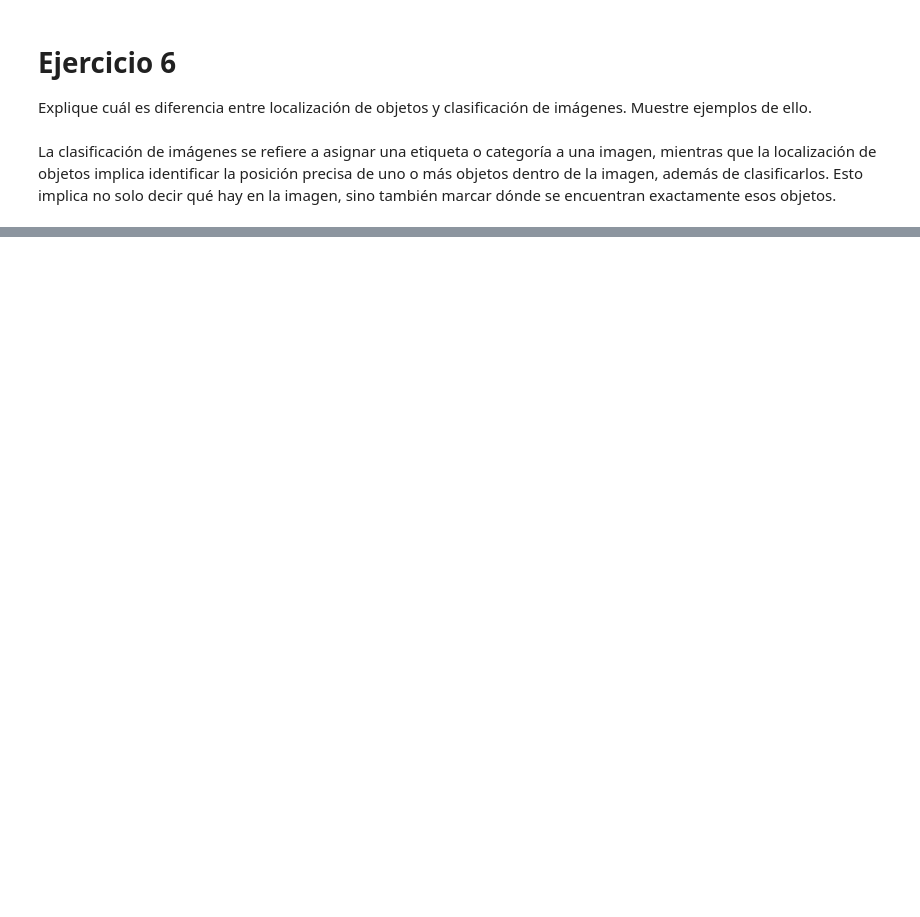
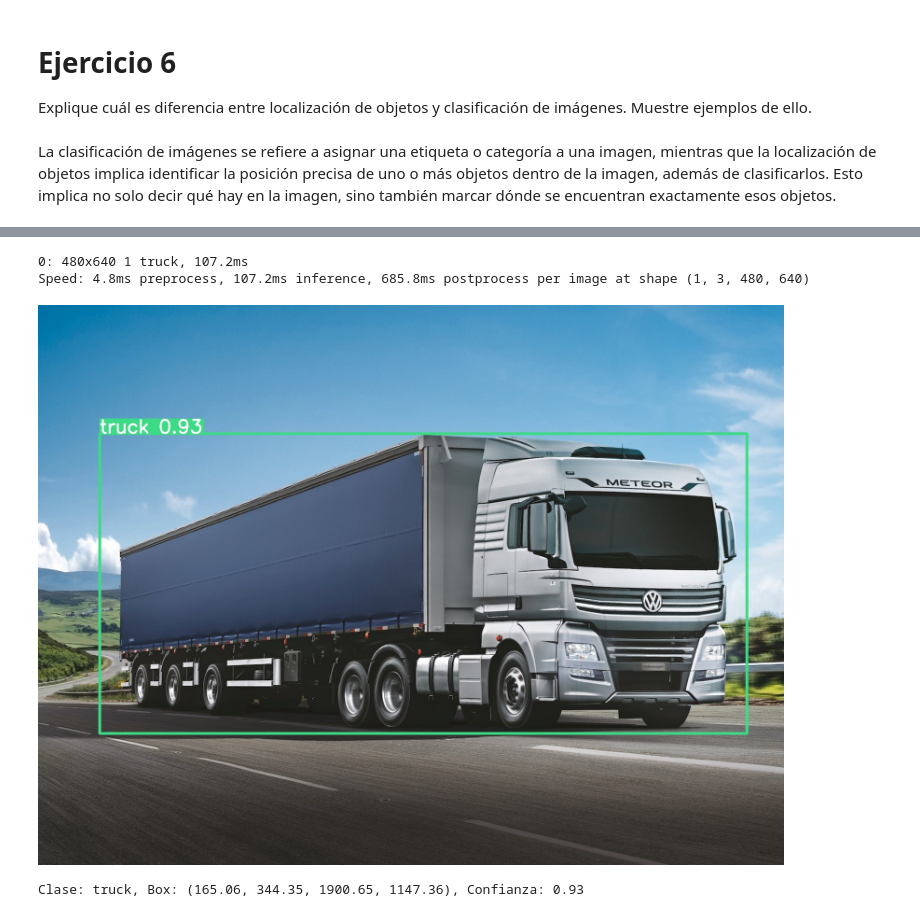
Before and after one commit to Mirian2550/practica_cv, a Jupyter notebook: practica_CVision.ipynb, the cells around one changed output, grey strips where cells are left out. Cells and saved outputs as stored; diff of their text form; code cells hidden in the pictures; blank space fills up the shorter version.

```diff
--- a/practica_CVision.ipynb
+++ b/practica_CVision.ipynb
@@ -511,0 +547,34 @@ NameError: name 'requests' is not defined
+# %%
+import cv2
+from ultralytics import YOLO
+from IPython.display import Image
+
+# Load the pre-trained YOLOv8 model
+model = YOLO('yolov8n')  # This will automatically download the model weights
+
+# Perform inference
+source_img = cv2.imread('fotos/camion.jpeg')
+results = model(source_img)
+
+# Visualize the results on the frame
+annotated_frame = results[0].plot()
+
+# Guardamos el resultado en JPEG
+cv2.imwrite('camion.jpeg', annotated_frame)
+
+# Mostramos el resultado en Colab
+Image('camion.jpeg')
+# %% [output]
+0: 480x640 1 truck, 107.2ms
+Speed: 4.8ms preprocess, 107.2ms inference, 685.8ms postprocess per image at shape (1, 3, 480, 640)
+[figure, added]
+# %%
+for box in results[0].boxes:
+    # Extrayendo los datos del tensor
+    x1, y1, x2, y2, confidence, cls = box.data[0]
+    # Obteniendo el nombre de la clase
+    class_name = model.names[int(cls)]
+    # Imprimir los resultados en un formato legible
+    print(f"Clase: {class_name}, Box: ({x1:.2f}, {y1:.2f}, {x2:.2f}, {y2:.2f}), Confianza: {confidence:.2f}")
+# %% [output]
+Clase: truck, Box: (165.06, 344.35, 1900.65, 1147.36), Confianza: 0.93
```
Also changed, not shown: parts of 5 cells of this notebook, 2 other files.
